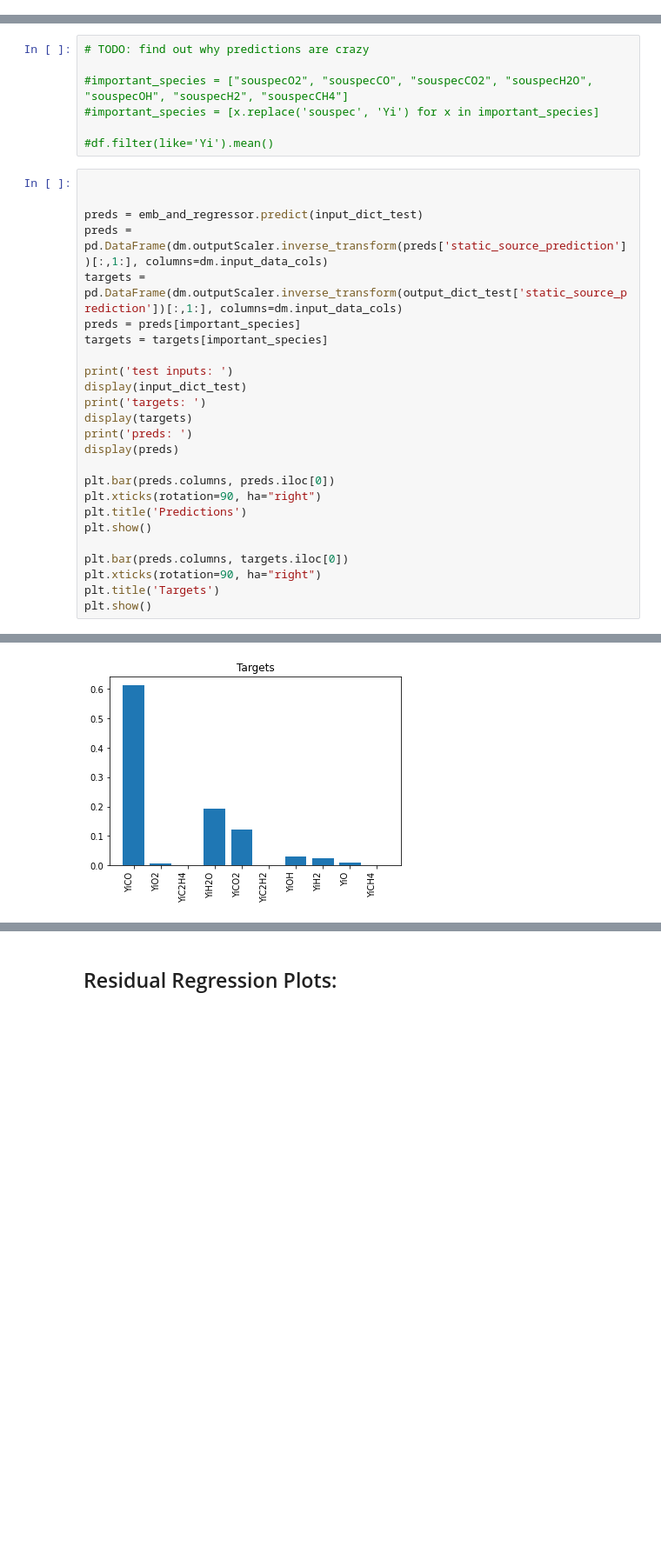
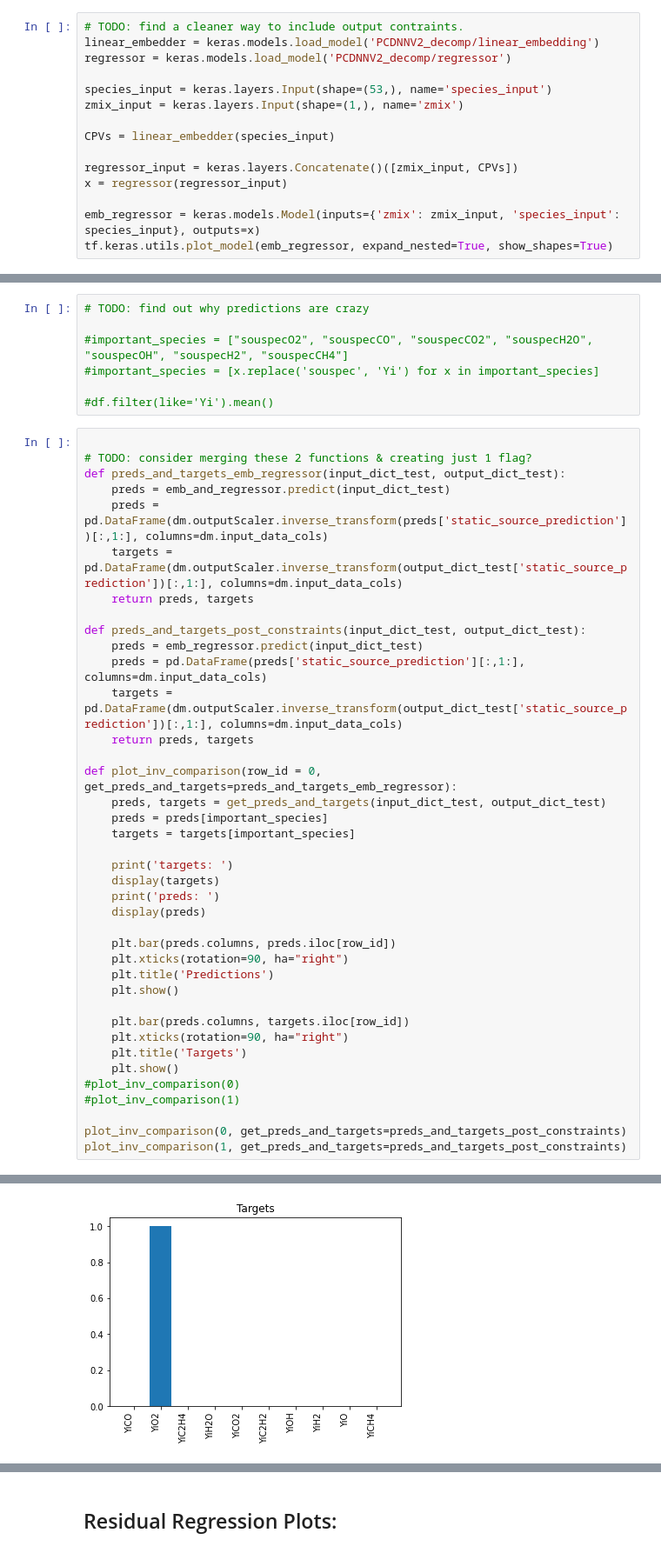
Before and after one commit to amolsalunkhe/ChemTab, a Jupyter notebook: src/BC_Model_Evaluation.ipynb, the cells around one changed output, grey strips where cells are left out. Shown at 87% size. Drawn from its saved outputs; the diff is of its cells as text; blank space fills up the shorter version.

Commit message:
updating BC_Model_Evaluation.ipynb for loading a model with output constraints applied

```diff
--- a/src/BC_Model_Evaluation.ipynb
+++ b/src/BC_Model_Evaluation.ipynb
@@ -110,0 +125,15 @@ tf.keras.utils.plot_model(bestModel, expand_nested=True, show_shapes=True)
+# %%
+# TODO: find a cleaner way to include output contraints.
+linear_embedder = keras.models.load_model('PCDNNV2_decomp/linear_embedding')
+regressor = keras.models.load_model('PCDNNV2_decomp/regressor')
+
+species_input = keras.layers.Input(shape=(53,), name='species_input')
+zmix_input = keras.layers.Input(shape=(1,), name='zmix')
+
+CPVs = linear_embedder(species_input)
+
+regressor_input = keras.layers.Concatenate()([zmix_input, CPVs])
+x = regressor(regressor_input)
+
+emb_regressor = keras.models.Model(inputs={'zmix': zmix_input, 'species_input': species_input}, outputs=x)
+tf.keras.utils.plot_model(emb_regressor, expand_nested=True, show_shapes=True)
@@ -212,27 +244,41 @@ mae 0.80865637316472
 #df.filter(like='Yi').mean()
 # %%
 
+# TODO: consider merging these 2 functions & creating just 1 flag?
+def preds_and_targets_emb_regressor(input_dict_test, output_dict_test):
+    preds = emb_and_regressor.predict(input_dict_test)
+    preds = pd.DataFrame(dm.outputScaler.inverse_transform(preds['static_source_prediction'])[:,1:], columns=dm.input_data_cols)
+    targets = pd.DataFrame(dm.outputScaler.inverse_transform(output_dict_test['static_source_prediction'])[:,1:], columns=dm.input_data_cols)
+    return preds, targets
 
-preds = emb_and_regressor.predict(input_dict_test)
-preds = pd.DataFrame(dm.outputScaler.inverse_transform(preds['static_source_prediction'])[:,1:], columns=dm.input_data_cols)
-targets = pd.DataFrame(dm.outputScaler.inverse_transform(output_dict_test['static_source_prediction'])[:,1:], columns=dm.input_data_cols)
-preds = preds[important_species]
-targets = targets[important_species]
+def preds_and_targets_post_constraints(input_dict_test, output_dict_test):
+    preds = emb_regressor.predict(input_dict_test)
+    preds = pd.DataFrame(preds['static_source_prediction'][:,1:], columns=dm.input_data_cols)
+    targets = pd.DataFrame(dm.outputScaler.inverse_transform(output_dict_test['static_source_prediction'])[:,1:], columns=dm.input_data_cols)
+    return preds, targets
 
-print('test inputs: ')
-display(input_dict_test)
-print('targets: ')
-display(targets)
-print('preds: ')
-display(preds)
+def plot_inv_comparison(row_id = 0, get_preds_and_targets=preds_and_targets_emb_regressor):
+    preds, targets = get_preds_and_targets(input_dict_test, output_dict_test)
+    preds = preds[important_species]
+    targets = targets[important_species]
 
-plt.bar(preds.columns, preds.iloc[0])
-plt.xticks(rotation=90, ha="right")
-plt.title('Predictions')
-plt.show()
+    print('targets: ')
+    display(targets)
+    print('preds: ')
+    display(preds)
 
-plt.bar(preds.columns, targets.iloc[0])
-plt.xticks(rotation=90, ha="right")
-plt.title('Targets')
-plt.show()
+    plt.bar(preds.columns, preds.iloc[row_id])
+    plt.xticks(rotation=90, ha="right")
+    plt.title('Predictions')
+    plt.show()
+
+    plt.bar(preds.columns, targets.iloc[row_id])
+    plt.xticks(rotation=90, ha="right")
+    plt.title('Targets')
+    plt.show()
+#plot_inv_comparison(0)
+#plot_inv_comparison(1)
+
+plot_inv_comparison(0, get_preds_and_targets=preds_and_targets_post_constraints)
+plot_inv_comparison(1, get_preds_and_targets=preds_and_targets_post_constraints)
 # %% [output]
@@ -267 +295 @@ preds:
-[figure, old version]
+[figure, new version]
```
Also changed, not shown: parts of 7 cells of this notebook.
